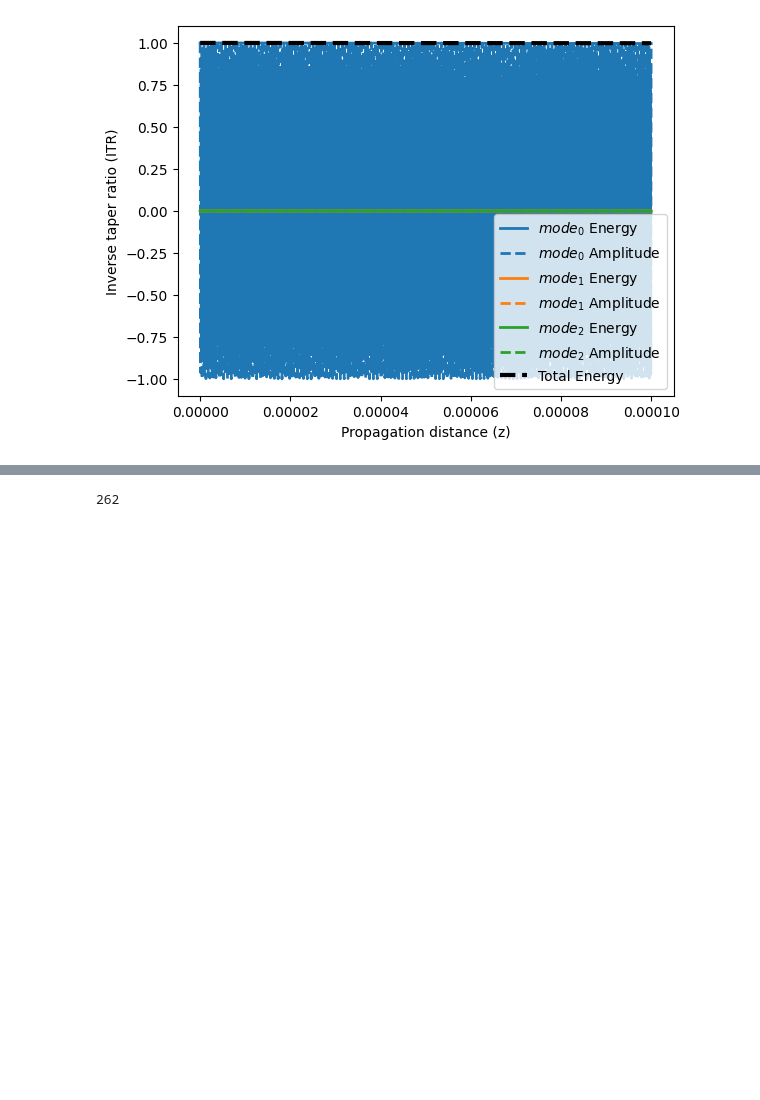
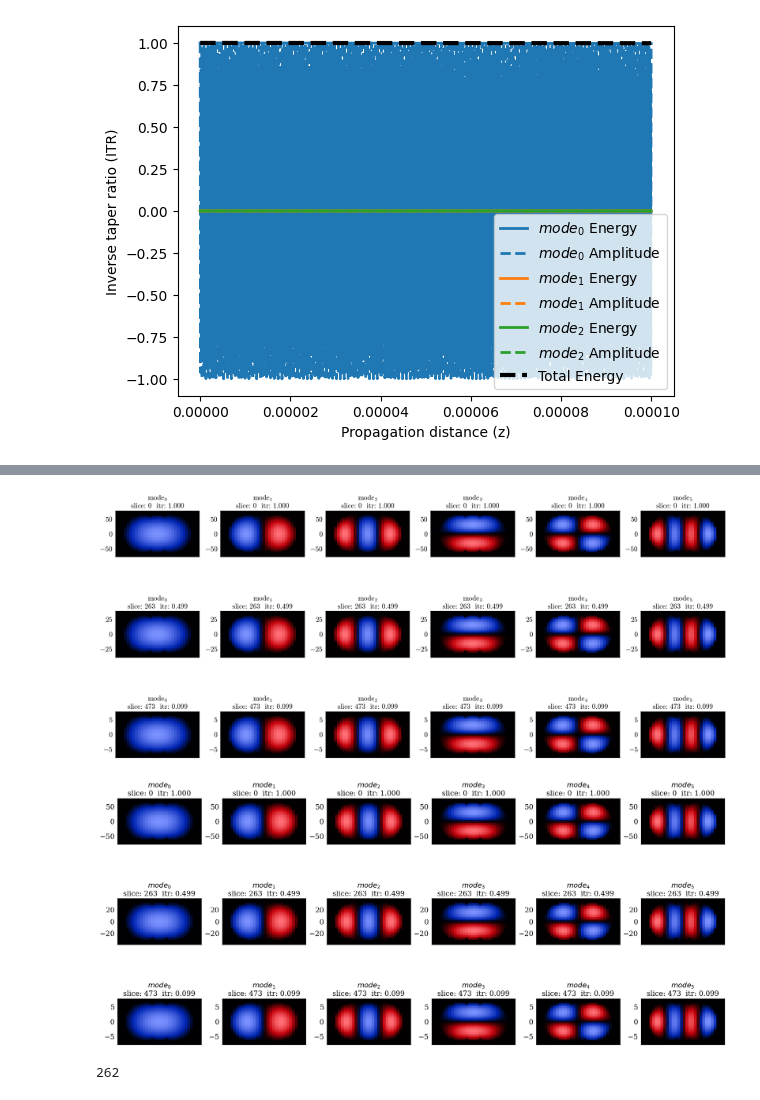
Before and after one commit to kabume/Bast, a Jupyter notebook: notebook.ipynb, the cells around one changed output, grey strips where cells are left out. Saved outputs shown, nothing was run; the diff lists cells and outputs as text; code cells hidden in the pictures; blank space fills up the shorter version.

```diff
--- a/notebook.ipynb
+++ b/notebook.ipynb
@@ -229,6 +230,9 @@ workflow.initialize_geometry(plot=True)  # Initialize the geometry and plot it
 # %%
 workflow.run_solver()  # Run the solver to compute the modes
-workflow.superset.plot(plot_type='field', itr_list=[1.0, 0.1])
+workflow.superset.plot(plot_type='field', itr_list=[1.0, 0.5, 0.1])
+# %% [output]
+[figure, added]
+[figure, added]
 # %%
 profile = AlphaProfile()
 
```
Also changed, not shown: parts of 1 cell of this notebook.
